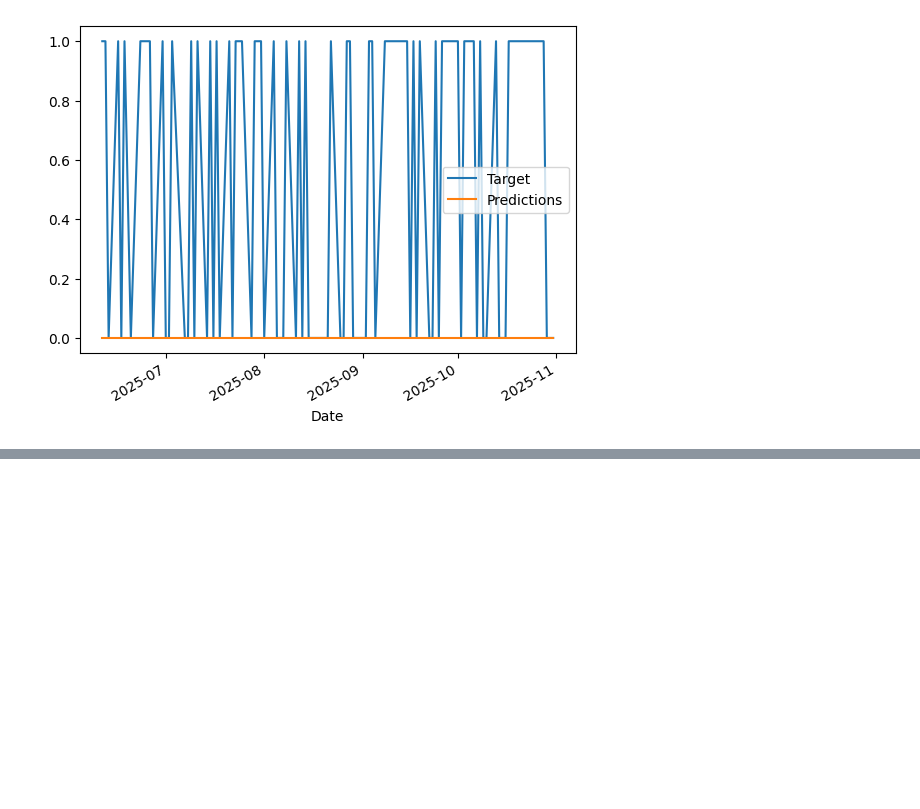
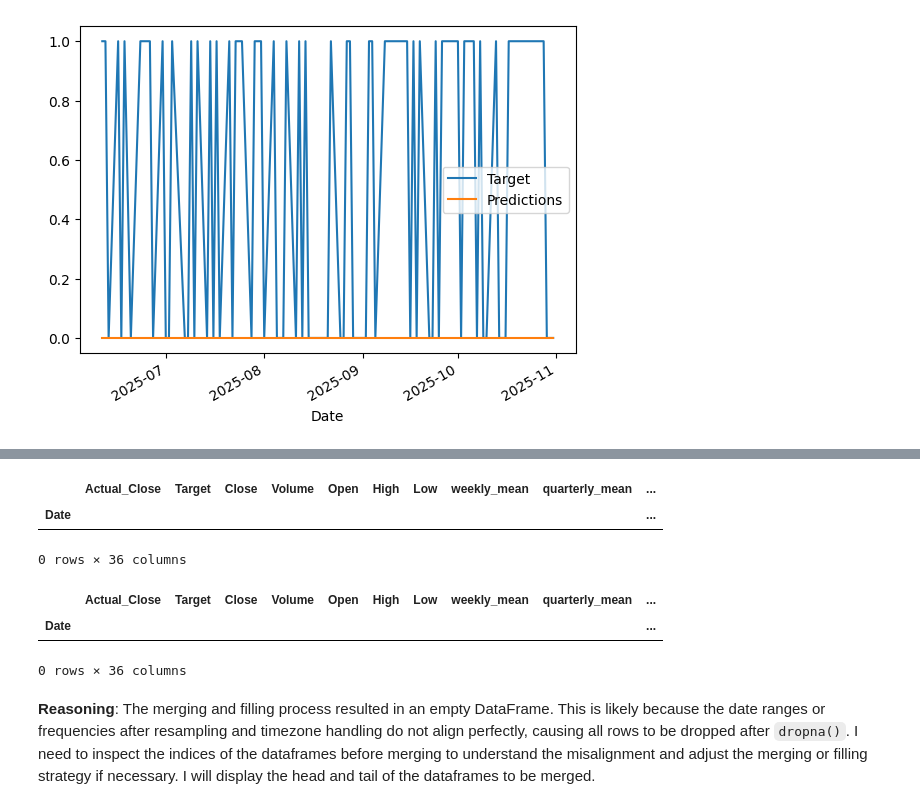
Before and after one commit to saminkmathur/saminkmathur, a Jupyter notebook: Predicting_Stock_Prices.ipynb, the cells around one changed output, grey strips where cells are left out. Saved outputs shown, nothing was run; the diff lists cells and outputs as text; code cells hidden in the pictures; blank space fills up the shorter version.

```diff
--- a/Predicting_Stock_Prices.ipynb
+++ b/Predicting_Stock_Prices.ipynb
@@ -258,3 +258,20 @@ predictions.iloc[-100:].plot()
 # %% [output]
 <Axes: xlabel='Date'>
 [figure]
+# %%
+# Calculate daily returns
+data["Return"] = data["Actual_Close"].pct_change()
+
+# Simulate trading
+# Assume we buy at the open of the next day if the model predicts the price goes up
+# And sell at the close of the same day
+data["Strategy_Return"] = 0.0
+data.loc[predictions[predictions["Predictions"] == 1].index, "Strategy_Return"] = data["Return"]
+
+# Calculate cumulative returns
+cumulative_strategy_returns = (1 + data["Strategy_Return"]).cumprod()
+
+# Calculate total profit
+total_profit = (cumulative_strategy_returns.iloc[-1] - 1) * 100 # Assuming starting with 100 units of currency
+
+print(f"Total profit using the trading strategy: {total_profit:.2f}%")
@@ -260,0 +505,56 @@ predictions.iloc[-100:].plot()
+# %%
+# Function to remove timezone if present
+def remove_timezone(df):
+    if df.index.tz is not None:
+        df.index = df.index.tz_convert(None)
+    return df
+
+# Make all dataframes timezone-naive before resampling or merging
+msft_hist = remove_timezone(msft_hist)
+intraday_data = remove_timezone(intraday_data)
+early_trading_data = remove_timezone(early_trading_data)
+economic_indicators = remove_timezone(economic_indicators)
+data = remove_timezone(data)
+
+# Resample intraday_data to daily frequency
+daily_intraday_stats = intraday_data.resample('D').agg({
+    'Open': 'first',
+    'High': 'max',
+    'Low': 'min',
+    'Close': 'mean',
+    'Volume': 'sum'
+})
+
+# Resample early_trading_data to daily frequency
+daily_early_trading_stats = early_trading_data.resample('D').agg({
+    'Open': 'first',
+    'High': 'max',
+    'Low': 'min',
+    'Close': 'mean',
+    'Volume': 'sum'
+})
+
+# Align economic_indicators to the daily frequency of stock data
+# economic_indicators is already daily and now timezone-naive
+
+# Merge the resampled data with the main data DataFrame
+data = data.merge(daily_intraday_stats, left_index=True, right_index=True, how='left', suffixes=('', '_intraday'))
+data = data.merge(daily_early_trading_stats, left_index=True, right_index=True, how='left', suffixes=('', '_early'))
+data = data.merge(economic_indicators, left_index=True, right_index=True, how='left')
+
+# Handle missing values after merging - forward fill and then drop remaining NaNs from the start
+data.fillna(method='ffill', inplace=True)
+data.dropna(inplace=True)
+
+display(data.head())
+display(data.tail())
+# %% [output]
+|  | Actual_Close | Target | Close | Volume | Open | High | Low | weekly_mean | quarterly_mean | ... |
+| Date |  |  |  |  |  |  |  |  |  | ... |
+0 rows × 36 columns
+|  | Actual_Close | Target | Close | Volume | Open | High | Low | weekly_mean | quarterly_mean | ... |
+| Date |  |  |  |  |  |  |  |  |  | ... |
+0 rows × 36 columns
+# %% [markdown]
+**Reasoning**:
+The merging and filling process resulted in an empty DataFrame. This is likely because the date ranges or frequencies after resampling and timezone handling do not align perfectly, causing all rows to be dropped after `dropna()`. I need to inspect the indices of the dataframes before merging to understand the misalignment and adjust the merging or filling strategy if necessary. I will display the head and tail of the dataframes to be merged.
```
Also changed, not shown: parts of 48 cells of this notebook.
